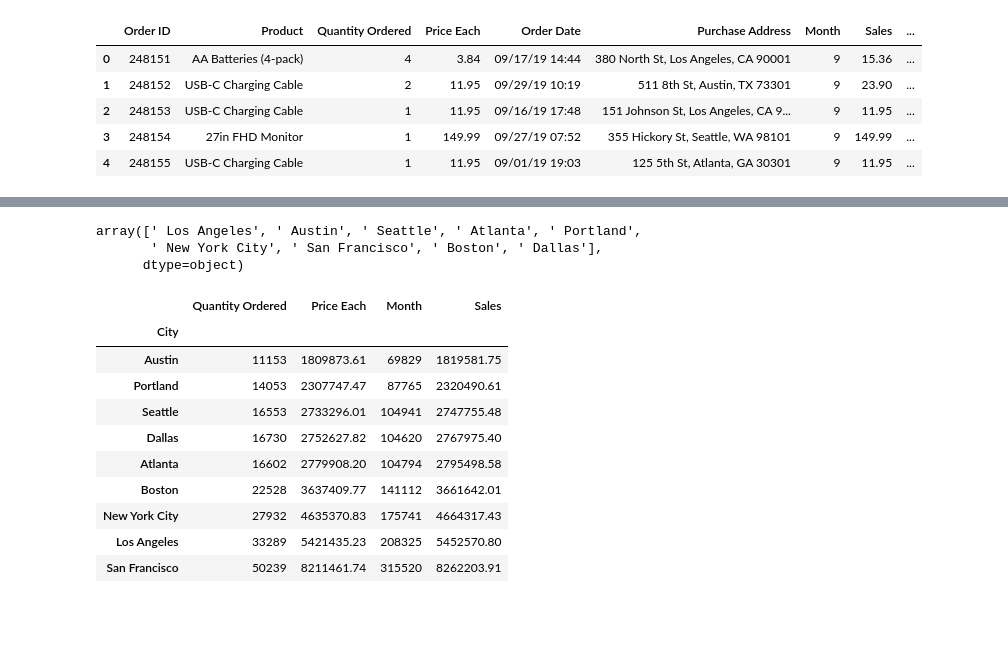
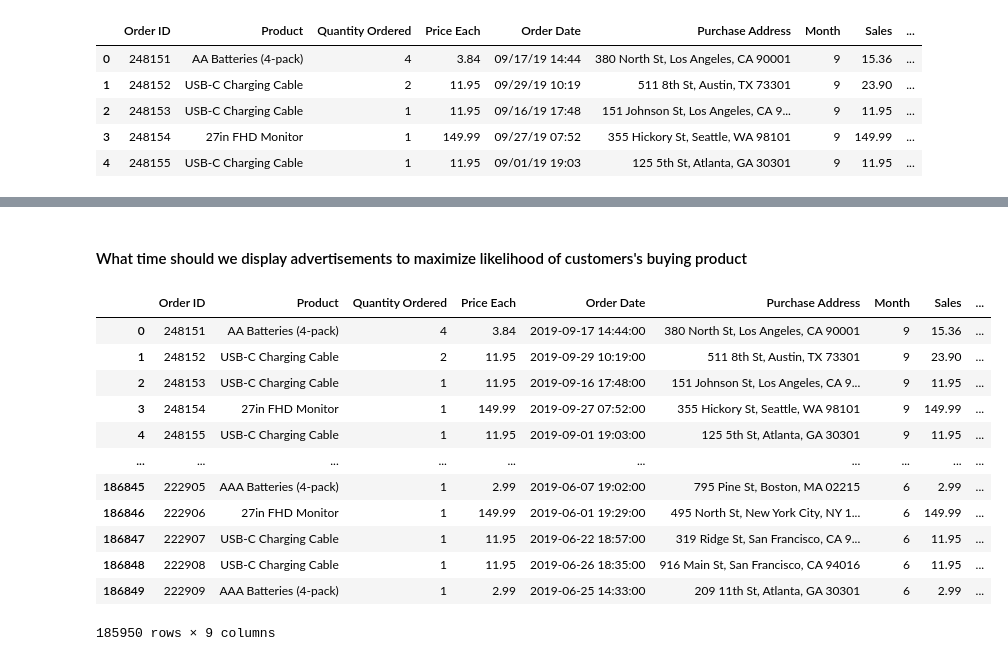
Before and after one commit to aman-singanamala/EDA-s, a Jupyter notebook: SALES-ANALYSIS/sales-analysis.ipynb, the cells around one changed output, grey strips where cells are left out. Saved outputs shown, nothing was run; the diff lists cells and outputs as text; code cells hidden in the pictures; blank space fills up the shorter version.

```diff
--- a/SALES-ANALYSIS/sales-analysis.ipynb
+++ b/SALES-ANALYSIS/sales-analysis.ipynb
@@ -173,21 +206,20 @@ df.head()
+# %% [markdown]
+#### What time should we display advertisements to maximize likelihood of customers's buying product
+# %%
+df['Order Date']= pd.to_datetime(df['Order Date'])
 # %%
-df['City'].unique()
+df
 # %% [output]
+|  | Order ID | Product | Quantity Ordered | Price Each | Order Date | Purchase Address | Month | Sales | ... |
+| 0 | 248151 | AA Batteries (4-pack) | 4 | 3.84 | 2019-09-17 14:44:00 | 380 North St, Los Angeles, CA 90001 | 9 | 15.36 | ... |
+| 1 | 248152 | USB-C Charging Cable | 2 | 11.95 | 2019-09-29 10:19:00 | 511 8th St, Austin, TX 73301 | 9 | 23.90 | ... |
+| 2 | 248153 | USB-C Charging Cable | 1 | 11.95 | 2019-09-16 17:48:00 | 151 Johnson St, Los Angeles, CA 9... | 9 | 11.95 | ... |
+| 3 | 248154 | 27in FHD Monitor | 1 | 149.99 | 2019-09-27 07:52:00 | 355 Hickory St, Seattle, WA 98101 | 9 | 149.99 | ... |
+| 4 | 248155 | USB-C Charging Cable | 1 | 11.95 | 2019-09-01 19:03:00 | 125 5th St, Atlanta, GA 30301 | 9 | 11.95 | ... |
+| ... | ... | ... | ... | ... | ... | ... | ... | ... | ... |
+| 186845 | 222905 | AAA Batteries (4-pack) | 1 | 2.99 | 2019-06-07 19:02:00 | 795 Pine St, Boston, MA 02215 | 6 | 2.99 | ... |
+| 186846 | 222906 | 27in FHD Monitor | 1 | 149.99 | 2019-06-01 19:29:00 | 495 North St, New York City, NY 1... | 6 | 149.99 | ... |
+| 186847 | 222907 | USB-C Charging Cable | 1 | 11.95 | 2019-06-22 18:57:00 | 319 Ridge St, San Francisco, CA 9... | 6 | 11.95 | ... |
+| 186848 | 222908 | USB-C Charging Cable | 1 | 11.95 | 2019-06-26 18:35:00 | 916 Main St, San Francisco, CA 94016 | 6 | 11.95 | ... |
+| 186849 | 222909 | AAA Batteries (4-pack) | 1 | 2.99 | 2019-06-25 14:33:00 | 209 11th St, Atlanta, GA 30301 | 6 | 2.99 | ... |
-array([' Los Angeles', ' Austin', ' Seattle', ' Atlanta', ' Portland',
-       ' New York City', ' San Francisco', ' Boston', ' Dallas'],
-      dtype=object)
+185950 rows × 9 columns
-# %%
-result_city=df.groupby('City').sum()
-result_city.sort_values('Sales')
-# %% [output]
-|  | Quantity Ordered | Price Each | Month | Sales |
-| City |  |  |  |  |
-| Austin | 11153 | 1809873.61 | 69829 | 1819581.75 |
-| Portland | 14053 | 2307747.47 | 87765 | 2320490.61 |
-| Seattle | 16553 | 2733296.01 | 104941 | 2747755.48 |
-| Dallas | 16730 | 2752627.82 | 104620 | 2767975.40 |
-| Atlanta | 16602 | 2779908.20 | 104794 | 2795498.58 |
-| Boston | 22528 | 3637409.77 | 141112 | 3661642.01 |
-| New York City | 27932 | 4635370.83 | 175741 | 4664317.43 |
-| Los Angeles | 33289 | 5421435.23 | 208325 | 5452570.80 |
-| San Francisco | 50239 | 8211461.74 | 315520 | 8262203.91 |
```
Also changed, not shown: parts of 6 cells of this notebook.
